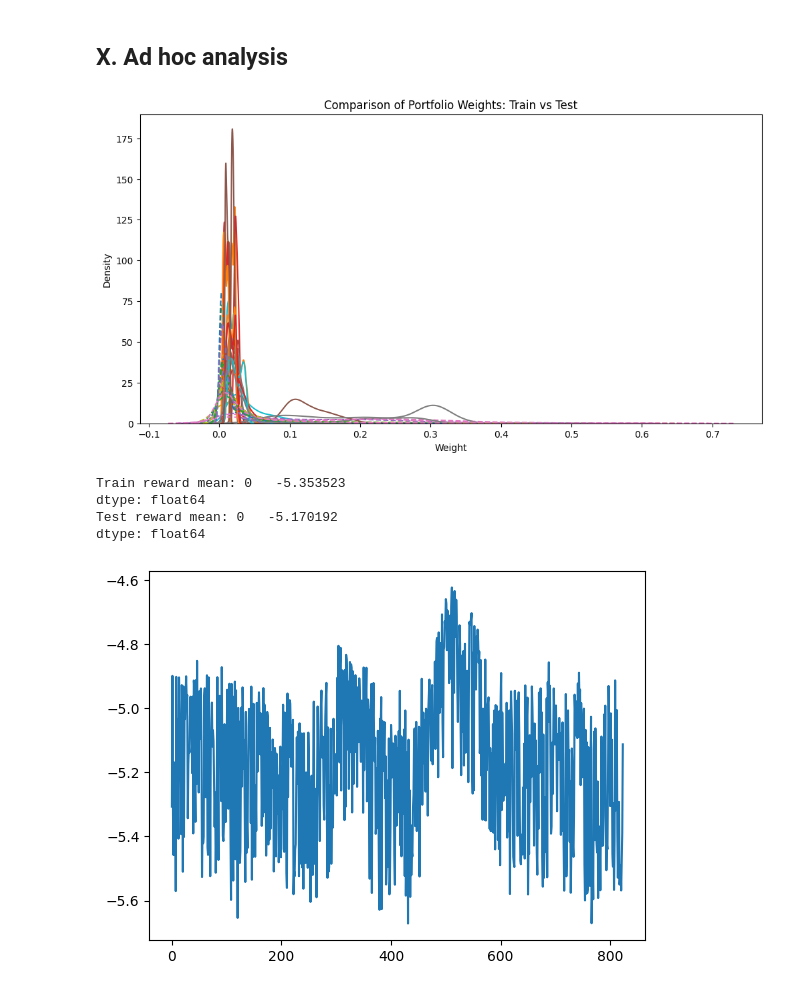
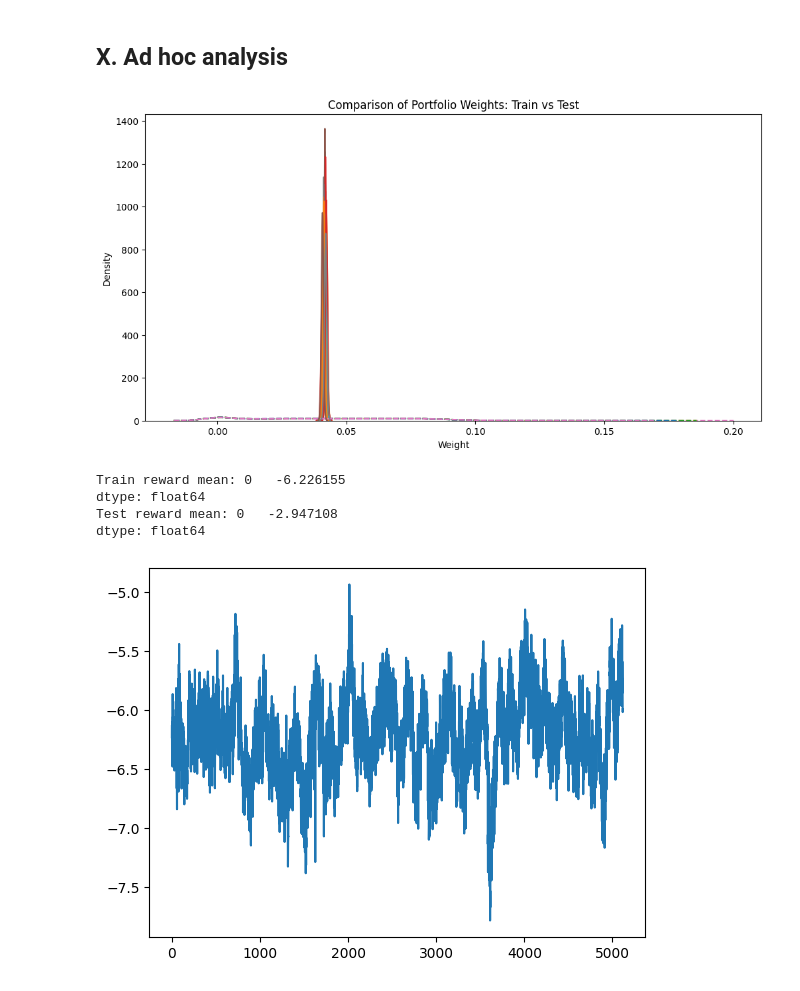
Before and after one commit to DataJakob/BBAN5000-Master-Thesis, a Jupyter notebook: test.ipynb, the cells around one changed output. Cells and saved outputs as stored; diff of their text form; code cells hidden in the pictures.

```diff
--- a/test.ipynb
+++ b/test.ipynb
@@ -145,7 +145,7 @@ from src.Result.IndPortResults import GenerateResult as GR
 from src.Result.OverviewResults import ResultConveyor as RC
 from stable_baselines3.common.evaluation import evaluate_policy
 # %%
-Objective = 'Return'
+Objective = 'Sharpe'
 
 weights_history = pd.read_csv('C:\Programmering\jakob\BBAN5000-Master-Thesis\Data\RL_weights_'+Objective+'_esg_True.csv')
 weights_history_t = pd.read_csv('C:\Programmering\jakob\BBAN5000-Master-Thesis\Data\RL_weights_t_'+Objective+'_esg_True.csv')
@@ -165,20 +165,21 @@ plt.xlabel("Weight")
 plt.ylabel("Density")
 plt.show()
 # %% [output]
-[figure, old version]
+[figure, new version]
 # %%
 reward_history = pd.read_csv('C:\Programmering\jakob\BBAN5000-Master-Thesis\Data\RL_reward_'+Objective+'_esg_True.csv')
 reward_history_t = pd.read_csv('C:\Programmering\jakob\BBAN5000-Master-Thesis\Data\RL_reward_t_'+Objective+'_esg_True.csv')
 
 print('Train reward mean:', reward_history_t.mean())
 print('Test reward mean:', reward_history.mean())
 
 #plt.plot(reward_history_t)
-plt.plot(reward_history)
+plt.plot(reward_history_t)
+#plt.ylim(-10, -4)
 plt.show()
 # %% [output]
-Train reward mean: 0   -5.353523
+Train reward mean: 0   -6.226155
 dtype: float64
-Test reward mean: 0   -5.170192
+Test reward mean: 0   -2.947108
 dtype: float64
-[figure, old version]
+[figure, new version]
```
Also changed, not shown: 13 other files.
